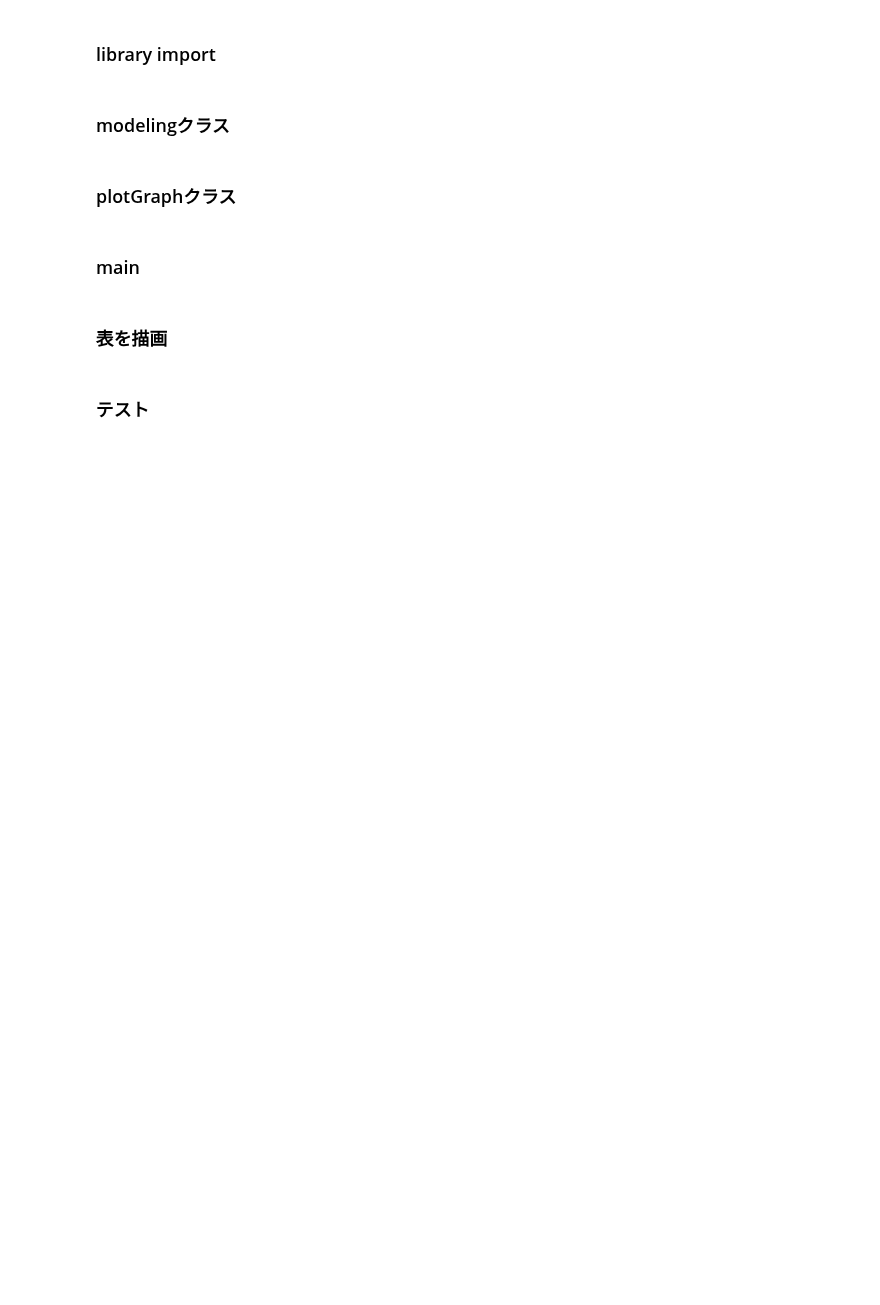
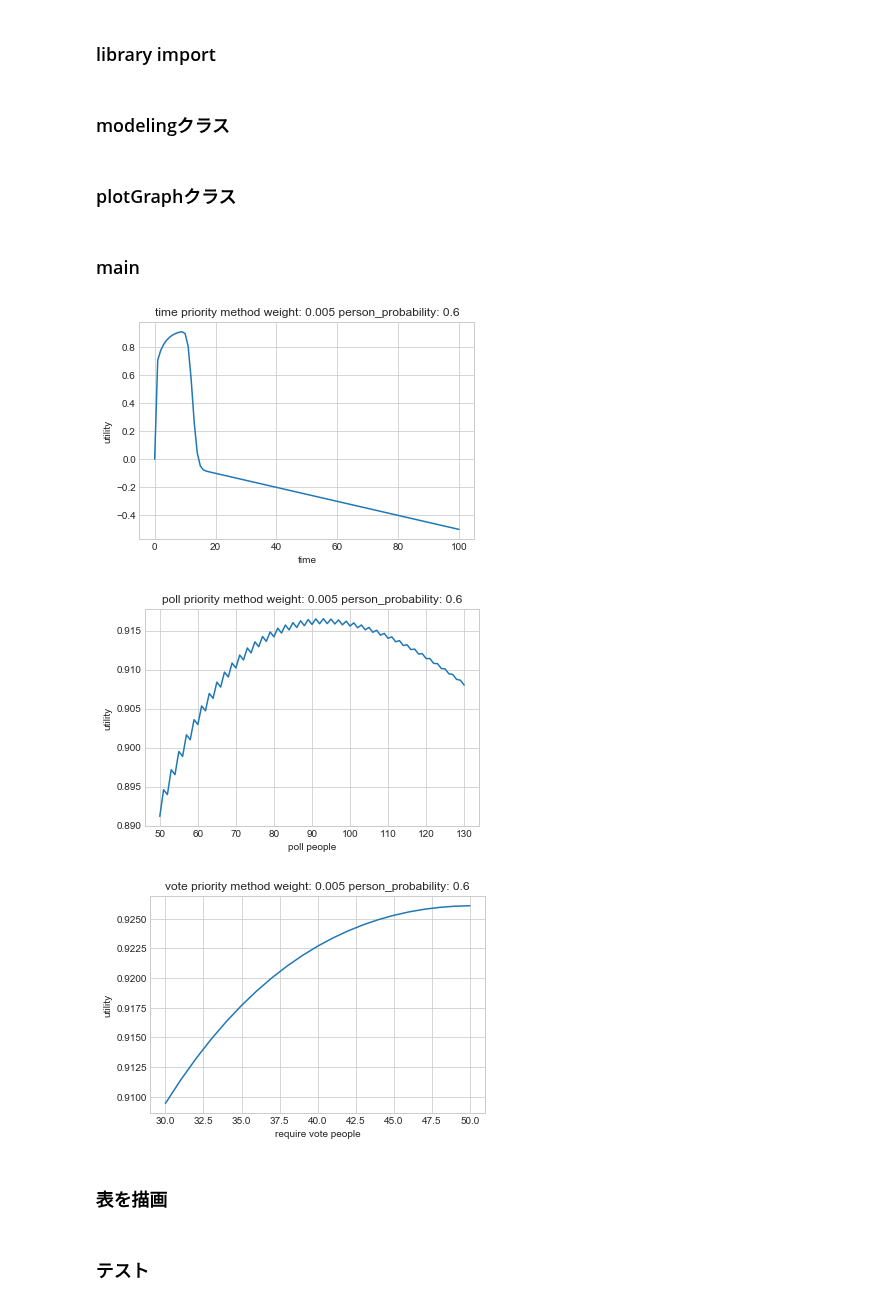
Before and after one commit to k33asby/opinion-aggregation-experiment, a Jupyter notebook: py/simulation.ipynb, the cells around one changed output. Drawn from its saved outputs; the diff is of its cells as text; code cells hidden in the pictures; blank space fills up the shorter version.

```diff
--- a/py/simulation.ipynb
+++ b/py/simulation.ipynb
@@ -16,14 +16,13 @@ import seaborn as sns
 # %% [markdown]
 ### modelingクラス
 # %%
-class modeling:
-
+ class modeling:
     # 1,準備
     # Poisson過程
     # 単位時間あたりの到着数 λ
     # 時刻tまでにn人が到着する確率
     def poisson_probability(self, n, t, lambda_poisson):
-        return Decimal(math.e)**(Decimal(-1)*Decimal(lambda_poisson) * Decimal(t)) * (Decimal(lambda_poisson) * Decimal(t))**Decimal(n) / Decimal(math.factorial(Decimal(n)))
+        return Decimal(math.e**(-lambda_poisson * t) * (lambda_poisson * t)**n / math.factorial(n))
 
     # Poisson過程
     # 累積確率
@@ -46,7 +45,7 @@ class modeling:
 
     # 時刻Tまでにn人現われるときに， 時刻t(=< T)にm(=< n)人目が到着する確率g(m,n,t,T)
     def g(self, m, n, t, T, lambda_poisson):
-        return (Decimal(lambda_poisson)**Decimal(n) / (Decimal(math.factorial(Decimal(m) - Decimal(1))) * Decimal(math.factorial(Decimal(n) - Decimal(m))))) * Decimal(t)**(Decimal(m) - Decimal(1)) * (Decimal(T) - Decimal(t))**(Decimal(n) - Decimal(m)) * Decimal(math.e)**(Decimal(-1) * Decimal(lambda_poisson) * Decimal(T))
+        return Decimal(lambda_poisson)**Decimal(n) * Decimal(t)**(Decimal(n) - Decimal(1)) * Decimal(math.e)**(Decimal(-1)*Decimal(lambda_poisson) * Decimal(t)) / Decimal(math.factorial(Decimal(n) - Decimal(1)))
 
     # 多数決による判定精度
     # n人で多数決を行う場合の判定精度をacc(n)で表す
@@ -163,6 +162,7 @@ class modeling:
                 return 2 * n - 1
 
     # 方法3 時刻T2(=< T1)までに投票者数がnに達すれば判定し終了、達しなければT1まで待つ(T2 = T1とすれば方法2と方法3は同じ)
+    # 1/8資料による実装
     def method3(self, T1, T2, n, w, p, lambda_poisson):
         if n == 0: return 0
         utility = 0
@@ -301,7 +301,7 @@ class plotGraph:
         plt.show()
 
     def plot_time_priority(self, w, p, lambda_poisson):
-        x_axis = np.linspace(0, 50, 51)
+        x_axis = np.linspace(0, 100, 101)
         y_axis = [self.model.time_priority_method(int(x), w, p, lambda_poisson) for x in x_axis]
         plt.title('time priority method weight: {0} person_probability: {1}'.format(w, p))
         plt.xlabel('time')
@@ -310,7 +310,7 @@ class plotGraph:
         plt.show()
 
     def plot_poll_priority(self, w, p, lambda_poisson):
-        x_axis = np.linspace(0, 50, 51)
+        x_axis = np.linspace(50, 130, 81)
         y_axis = [self.model.poll_priority_method(int(x), w, p, lambda_poisson) for x in x_axis]
         plt.title('poll priority method weight: {0} person_probability: {1}'.format(w, p))
         plt.xlabel('poll people')
@@ -319,7 +319,7 @@ class plotGraph:
         plt.show()
 
     def plot_vote_priority(self, w, p, lambda_poisson):
-        x_axis = np.linspace(0, 50, 51)
+        x_axis = np.linspace(30, 50, 21)
         y_axis = [self.model.vote_priority_method(int(x), w, p, lambda_poisson) for x in x_axis]
         plt.title('vote priority method weight: {0} person_probability: {1}'.format(w, p))
         plt.xlabel('require vote people')
@@ -411,24 +411,28 @@ lambda_poisson = 3
 # print m.method4(3, m.inc_and_dec_method4(3, w, p, lambda_poisson), w, p, lambda_poisson)
 # print "------------------------------------"
 # %%
-w = 0.01
+w = 0.005
 p = 0.6
-lambda_poisson = 1
+lambda_poisson = 8
 
 # pg.plot_poisson(30,1)
 # pg.plot_cumulative_poisson(5,5)
 # pg.plot_gamma(100,5)
 # pg.plot_cumulative_gamma(100, 1)
 # pg.plot_g(10, 20, 10, 2)
 
-# pg.plot_time_priority(w, p, lambda_poisson)
-# pg.plot_poll_priority(w, p, lambda_poisson)
-# pg.plot_vote_priority(w, p, lambda_poisson)
+pg.plot_time_priority(w, p, lambda_poisson)
+pg.plot_poll_priority(w, p, lambda_poisson)
+pg.plot_vote_priority(w, p, lambda_poisson)
 # pg.plot_method1(w, p, lambda_poisson)
 # pg.plot_method2(30, w, p, lambda_poisson)
 # pg.plot_method3(30, 20, w, p, lambda_poisson)
 # pg.plot_method4(15, 0.02, 0.6, 1)
 # pg.plot_method5(40, 40, 0.02, 0.6, 1)
+# %% [output]
+[figure, added]
+[figure, added]
+[figure, added]
 # %% [markdown]
 ### 表を描画
 # %%
```
Also changed, not shown: parts of 4 cells of this notebook, 1 other file.
